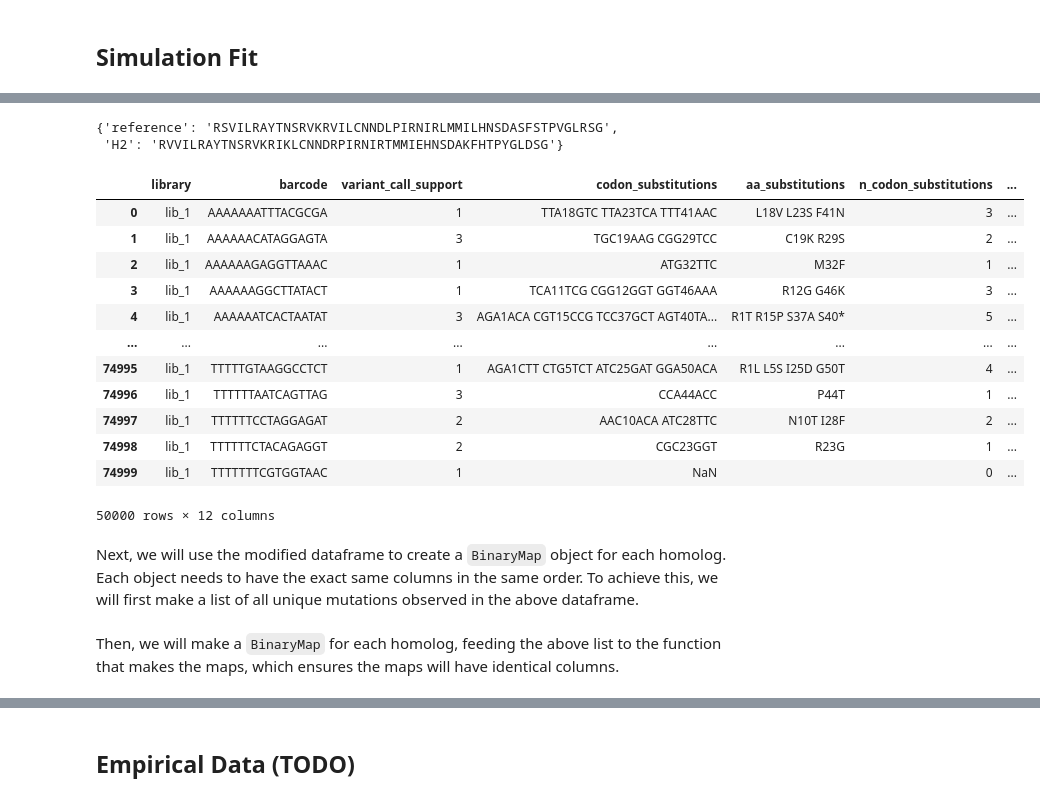
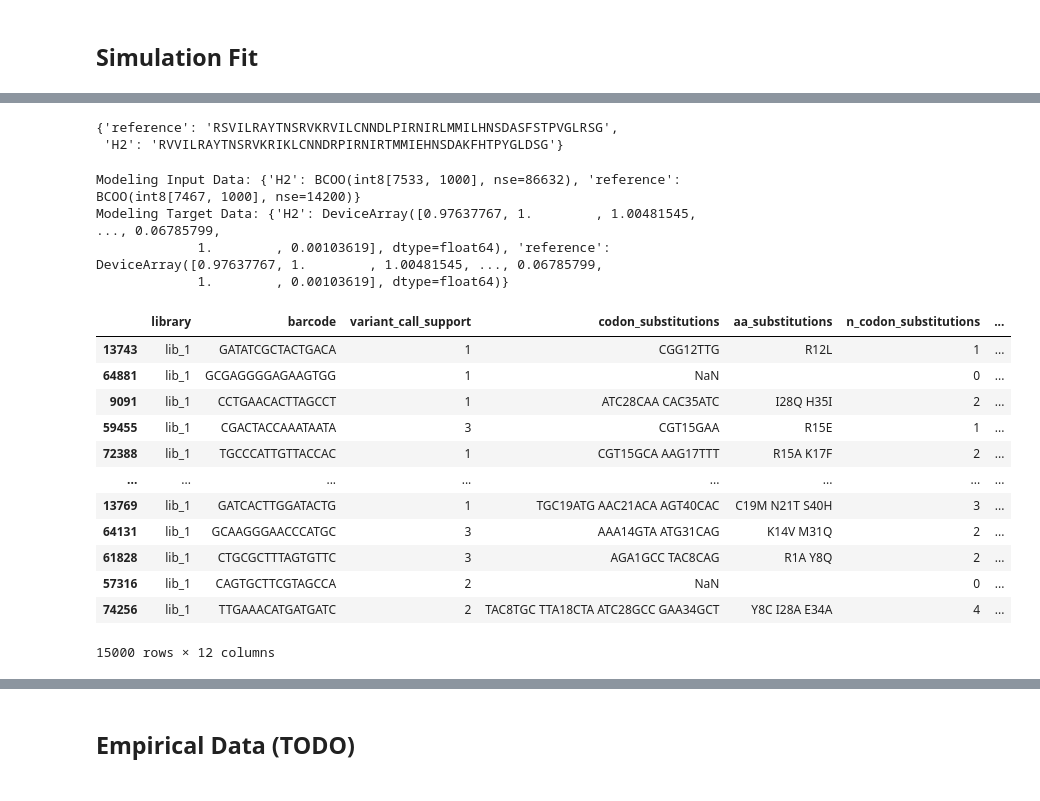
Before and after one commit to matsengrp/multidms, a Jupyter notebook: model-harv.ipynb, the cells around one changed output, grey strips where cells are left out. Saved outputs shown, nothing was run; the diff lists cells and outputs as text; code cells hidden in the pictures.

```diff
--- a/model-harv.ipynb
+++ b/model-harv.ipynb
@@ -446,32 +422,45 @@ homologs = json.load(open("results/homolog_aa_seqs.json", "r"))
-# %%
-homologs["reference"] = homologs['1']
-homologs["H2"] = homologs['2']
-del homologs['1']
-del homologs['2']
-homologs
-# %% [output]
-{'reference': 'RSVILRAYTNSRVKRVILCNNDLPIRNIRLMMILHNSDASFSTPVGLRSG',
- 'H2': 'RVVILRAYTNSRVKRIKLCNNDRPIRNIRTMMIEHNSDAKFHTPYGLDSG'}
 # %%
+simulated_dataset = pd.read_csv("results/simulated_dataset_v1.csv")
 simulated_dataset_lib1 = simulated_dataset.query("library == 'lib_1'").copy()
 simulated_dataset_lib1.aa_substitutions.fillna("", inplace=True)
-# simulated_dataset_lib1 = simulated_dataset_lib1.sample(n=2000)
+simulated_dataset_lib1 = simulated_dataset_lib1.sample(n=15000)
+# %%
+homologs = json.load(open("results/homolog_aa_seqs.json", "r"))
+homologs["reference"] = homologs['1']
+homologs["H2"] = homologs['2']
+del homologs['1']
+del homologs['2']
+homologs
+# %% [output]
+{'reference': 'RSVILRAYTNSRVKRVILCNNDLPIRNIRLMMILHNSDASFSTPVGLRSG',
+ 'H2': 'RVVILRAYTNSRVKRIKLCNNDRPIRNIRTMMIEHNSDAKFHTPYGLDSG'}
 # %%
-func_score_df = variant_mutations_wrt_ref(simulated_dataset_lib1, homologs, "homolog", "aa_substitutions")
-func_score_df
+(X, y), updated_sim_func_score_df = create_homolog_modeling_data(
+                            simulated_dataset_lib1,
+                            homologs,
+                            "homolog",
+                            "aa_substitutions",
+                            "observed_enrichment"
+                        )
+print(f"Modeling Input Data: {X}")
+print(f"Modeling Target Data: {y}")
+
+updated_sim_func_score_df
 # %% [output]
+Modeling Input Data: {'H2': BCOO(int8[7533, 1000], nse=86632), 'reference': BCOO(int8[7467, 1000], nse=14200)}
+Modeling Target Data: {'H2': DeviceArray([0.97637767, 1.        , 1.00481545, ..., 0.06785799,
+             1.        , 0.00103619], dtype=float64), 'reference': DeviceArray([0.97637767, 1.        , 1.00481545, ..., 0.06785799,
+             1.        , 0.00103619], dtype=float64)}
 |  | library | barcode | variant_call_support | codon_substitutions | aa_substitutions | n_codon_substitutions | ... |
-| 0 | lib_1 | AAAAAAATTTACGCGA | 1 | TTA18GTC TTA23TCA TTT41AAC | L18V L23S F41N | 3 | ... |
-| 1 | lib_1 | AAAAAACATAGGAGTA | 3 | TGC19AAG CGG29TCC | C19K R29S | 2 | ... |
-| 2 | lib_1 | AAAAAAGAGGTTAAAC | 1 | ATG32TTC | M32F | 1 | ... |
-| 3 | lib_1 | AAAAAAGGCTTATACT | 1 | TCA11TCG CGG12GGT GGT46AAA | R12G G46K | 3 | ... |
-| 4 | lib_1 | AAAAAATCACTAATAT | 3 | AGA1ACA CGT15CCG TCC37GCT AGT40TA... | R1T R15P S37A S40* | 5 | ... |
+| 13743 | lib_1 | GATATCGCTACTGACA | 1 | CGG12TTG | R12L | 1 | ... |
+| 64881 | lib_1 | GCGAGGGGAGAAGTGG | 1 | NaN |  | 0 | ... |
+| 9091 | lib_1 | CCTGAACACTTAGCCT | 1 | ATC28CAA CAC35ATC | I28Q H35I | 2 | ... |
+| 59455 | lib_1 | CGACTACCAAATAATA | 3 | CGT15GAA | R15E | 1 | ... |
+| 72388 | lib_1 | TGCCCATTGTTACCAC | 1 | CGT15GCA AAG17TTT | R15A K17F | 2 | ... |
 | ... | ... | ... | ... | ... | ... | ... | ... |
-| 74995 | lib_1 | TTTTTGTAAGGCCTCT | 1 | AGA1CTT CTG5TCT ATC25GAT GGA50ACA | R1L L5S I25D G50T | 4 | ... |
-| 74996 | lib_1 | TTTTTTAATCAGTTAG | 3 | CCA44ACC | P44T | 1 | ... |
-| 74997 | lib_1 | TTTTTTCCTAGGAGAT | 2 | AAC10ACA ATC28TTC | N10T I28F | 2 | ... |
-| 74998 | lib_1 | TTTTTTCTACAGAGGT | 2 | CGC23GGT | R23G | 1 | ... |
-| 74999 | lib_1 | TTTTTTTCGTGGTAAC | 1 | NaN |  | 0 | ... |
+| 13769 | lib_1 | GATCACTTGGATACTG | 1 | TGC19ATG AAC21ACA AGT40CAC | C19M N21T S40H | 3 | ... |
+| 64131 | lib_1 | GCAAGGGAACCCATGC | 3 | AAA14GTA ATG31CAG | K14V M31Q | 2 | ... |
+| 61828 | lib_1 | CTGCGCTTTAGTGTTC | 3 | AGA1GCC TAC8CAG | R1A Y8Q | 2 | ... |
+| 57316 | lib_1 | CAGTGCTTCGTAGCCA | 2 | NaN |  | 0 | ... |
+| 74256 | lib_1 | TTGAAACATGATGATC | 2 | TAC8TGC TTA18CTA ATC28GCC GAA34GCT | Y8C I28A E34A | 4 | ... |
-50000 rows × 12 columns
+15000 rows × 12 columns
-# %% [markdown]
-Next, we will use the modified dataframe to create a `BinaryMap` object for each homolog. Each object needs to have the exact same columns in the same order. To achieve this, we will first make a list of all unique mutations observed in the above dataframe.
@@ -484,2 +466,0 @@ allowed_subs = {
-# %% [markdown]
-Then, we will make a `BinaryMap` for each homolog, feeding the above list to the function that makes the maps, which ensures the maps will have identical columns.
```
Also changed, not shown: parts of 41 cells of this notebook.
